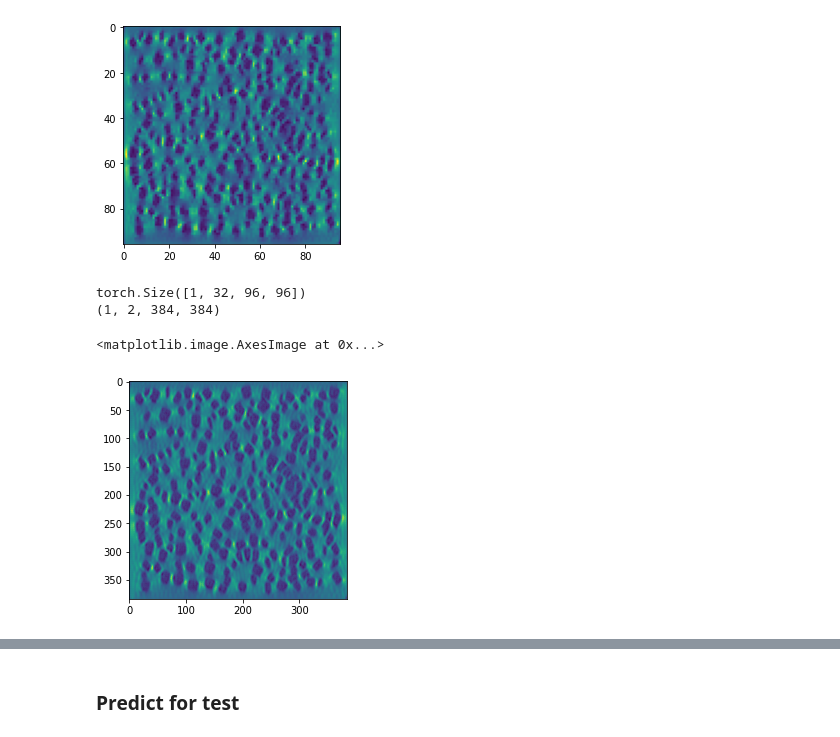
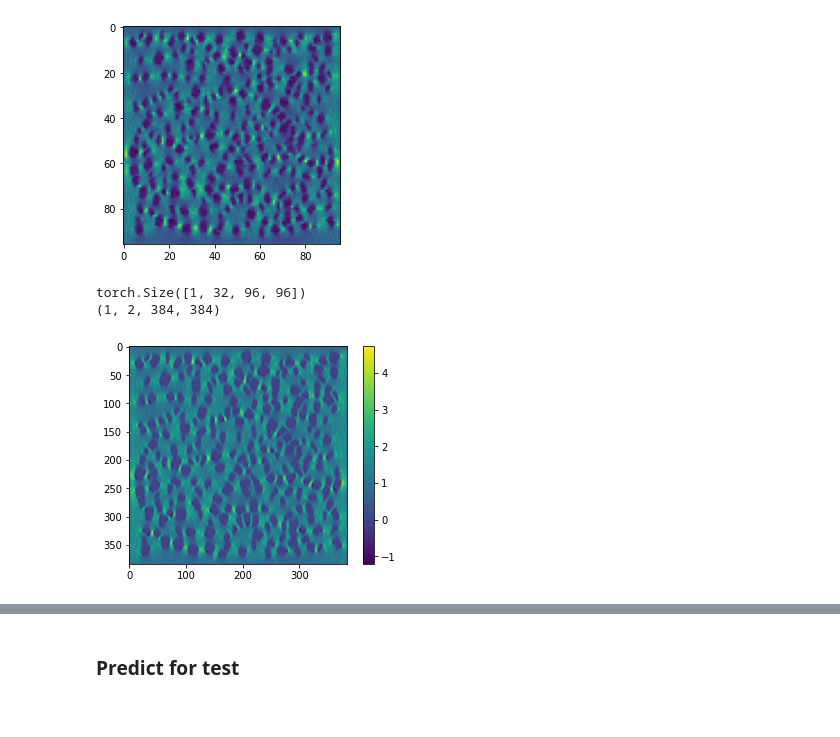
Before and after one commit to guodh321/FlowPassBuilding, a Jupyter notebook: MainCodes/4_PredModel_building_basicModel_AAE_3ts.ipynb, the cells around one changed output, grey strips where cells are left out. Cells and saved outputs as stored; diff of their text form; code cells hidden in the pictures.

```diff
--- a/MainCodes/4_PredModel_building_basicModel_AAE_3ts.ipynb
+++ b/MainCodes/4_PredModel_building_basicModel_AAE_3ts.ipynb
@@ -430,7 +433,9 @@ adversarial_loss_fn = nn.BCELoss()
 # Optimizers
 lr_ae = 0.001
 lr_d = 0.001
+lr_ed = 0.005
 
 optimizer_ae = optim.Adam(list(encoder.parameters()) + list(decoder.parameters()), lr=lr_ae)
 optimizer_d = optim.Adam(discriminator.parameters(), lr=lr_d)
+optimizer_ed = optim.Adam(encoder.parameters(), lr=lr_ed)
 # %%
@@ -535,9 +719,16 @@ torch.save(aae_model.state_dict(), '/home/dg321/gitTest/PRI/irp/FlowPassBuilding
 # %%
 # Load the saved autoencoder
-autoencoderP = MyModel()  # Assuming you have the ConvAutoencoder class defined
+encoder = Encoder()
+decoder = Decoder()
+discriminator = Discriminator()
+autoencoderP = AdversarialAutoencoder(encoder, decoder, discriminator)
 # autoencoder.load_state_dict(torch.load('/home/dg321/gitTest/PRI/irp/interpolation_code_example_2D/models/Velocity256_Compression_1000epochs_64batchsize_lr0.003_updatedLoss.pth'))
 # autoencoder.load_state_dict(torch.load('/home/dg321/gitTest/PRI/irp/interpolation_code_example_2D/models/Velocity256_Compression_1000epochs_32batchsize_lr0.003_updatedLoss.pth'))
 # autoencoder.load_state_dict(torch.load('/home/dg321/gitTest/PRI/irp/interpolation_code_example_2D/models/Velocity256_Compression_1000epochs_64batchsize_lr0.003_updatedLoss.pth'))
-autoencoderP.load_state_dict(torch.load('/home/dg321/gitTest/PRI/irp/FlowPassBuilding/Flow_Data/PredictionModel/autoencoder_Flow_PredictionLatent_8000epochs_AE80Samples_3ts.pth'))
+
+
+autoencoderP.load_state_dict(checkpoint['model_state_dict'])
 
 autoencoderP.eval()  # Set the autoencoder to evaluation mode
+
+aae_model = autoencoderP
@@ -562,8 +762,8 @@ MyModel(
 # %% [markdown]
 ## Load saved model - AAE
 # %%
-num_epochs = 100
-batch_size = 1
+num_epochs = 10000
+batch_size = 16
 
 
 class Encoder(nn.Module):
@@ -633,7 +833,7 @@ decoder = Decoder()
 discriminator = Discriminator()
 autoencoderP = AdversarialAutoencoder(encoder, decoder, discriminator)
 
-autoencoderP.load_state_dict(torch.load('/home/dg321/gitTest/PRI/irp/FlowPassBuilding/Flow_Data/PredictionModel/autoencoder_Flow_PredictionLatent_{}epochs_{}batchsize_addBuilding_newoutputshape.pth'.format(num_epochs, batch_size)))
+autoencoderP.load_state_dict(torch.load('/home/dg321/gitTest/PRI/irp/FlowPassBuilding/Flow_Data/PredictionModel/autoencoder_Flow_PredictionLatent_10000epochs_AAEVen200Samples_3ts.pth'))
 
 autoencoderP.eval()  # Set the autoencoder to evaluation mode
 # %% [output]
@@ -657,3 +842,5 @@ AdversarialAutoencoder(
+# %%
+aae_model = autoencoderP
 # %% [markdown]
 ## Generate result plots
 # %% [markdown]
@@ -779,18 +966,18 @@ plt.imshow(prediction[0][4])
 # %%
 # input_data = torch.from_numpy(prediction).unsqueeze(0).float()
 # input_data = prediction[:1, :, :, :]
 input_data = prediction[:1, 64:96, :, :]
 print(input_data.shape)
 res = autoencoder.decoder(input_data)
 output_data = res.detach().numpy()
 print(output_data.shape)
 plt.figure()
 plt.imshow(output_data[0,0])
+cbar = plt.colorbar()
 # %% [output]
 torch.Size([1, 32, 96, 96])
 (1, 2, 384, 384)
-<matplotlib.image.AxesImage at 0x...>
-[figure, old version]
+[figure, new version]
 # %%
 def mse_loss(image1, image2):
     """
```
Also changed, not shown: parts of 30 cells of this notebook, 2 other files.
